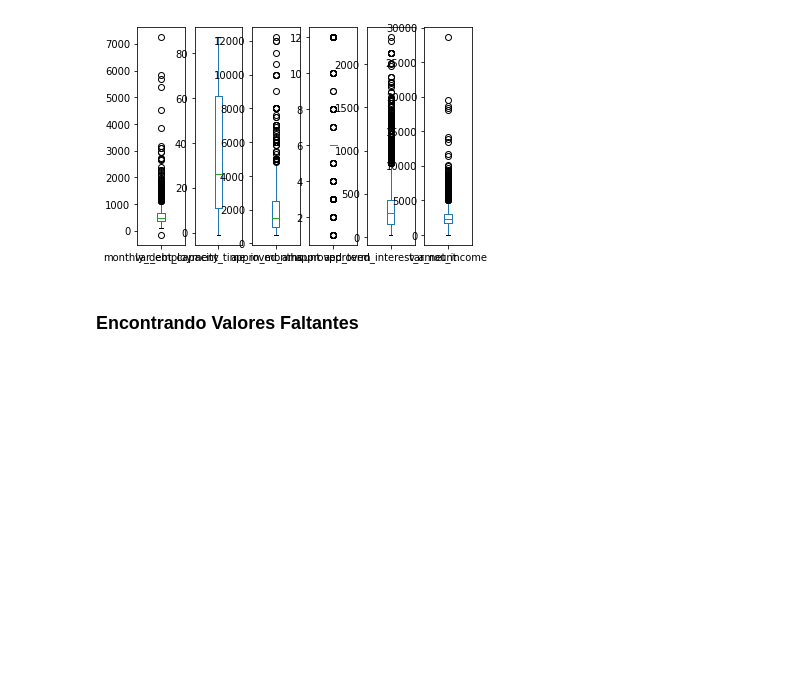
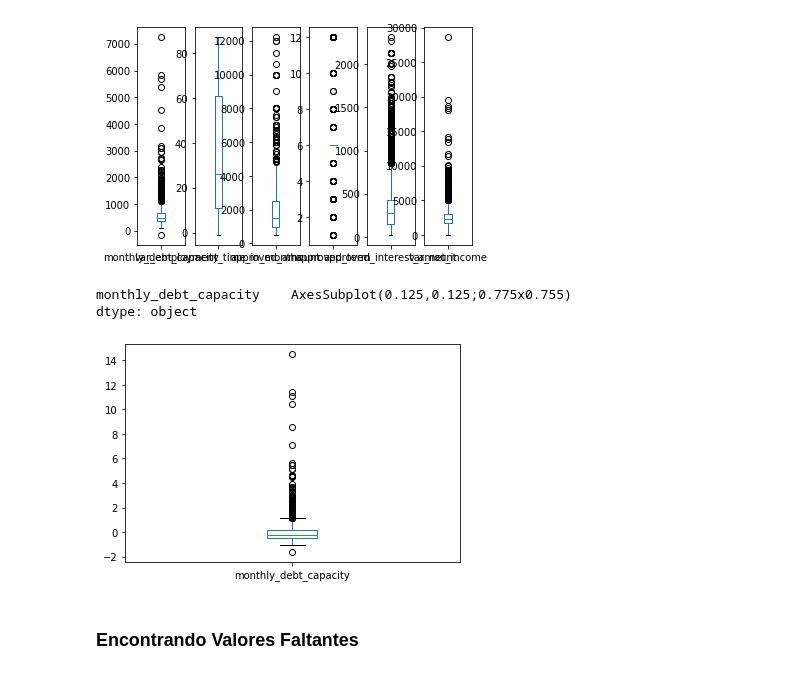
Before and after one commit to AbrahamG20/TPMachineLearning, a Jupyter notebook: TP_Machine_Learning.ipynb, the cells around one changed output. Cells and saved outputs as stored; diff of their text form; code cells hidden in the pictures; blank space fills up the shorter version.

```diff
--- a/TP_Machine_Learning.ipynb
+++ b/TP_Machine_Learning.ipynb
@@ -103,6 +103,16 @@ x_df.hist();
 x_df.plot(kind='box', subplots=True);
 # %% [output]
 [figure]
+# %%
+from sklearn import preprocessing
+
+x_df["monthly_debt_capacity"]=preprocessing.scale(x_df["monthly_debt_capacity"])
+# %%
+x_df["monthly_debt_capacity"].plot(kind='box', subplots=True)
+# %% [output]
+monthly_debt_capacity    AxesSubplot(0.125,0.125;0.775x0.755)
+dtype: object
+[figure, added]
 # %% [markdown]
 ### Encontrando Valores Faltantes
 # %%
```
